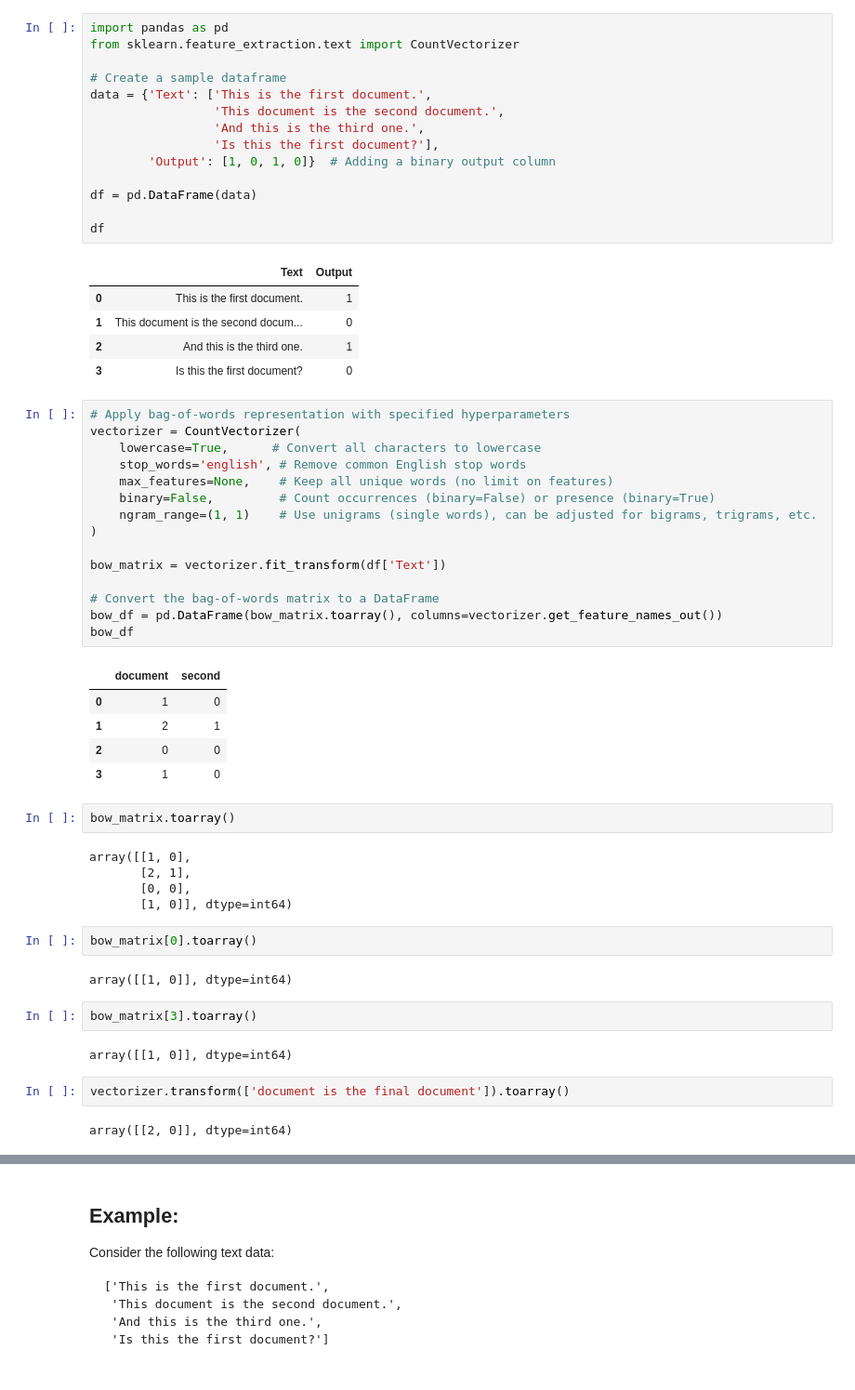
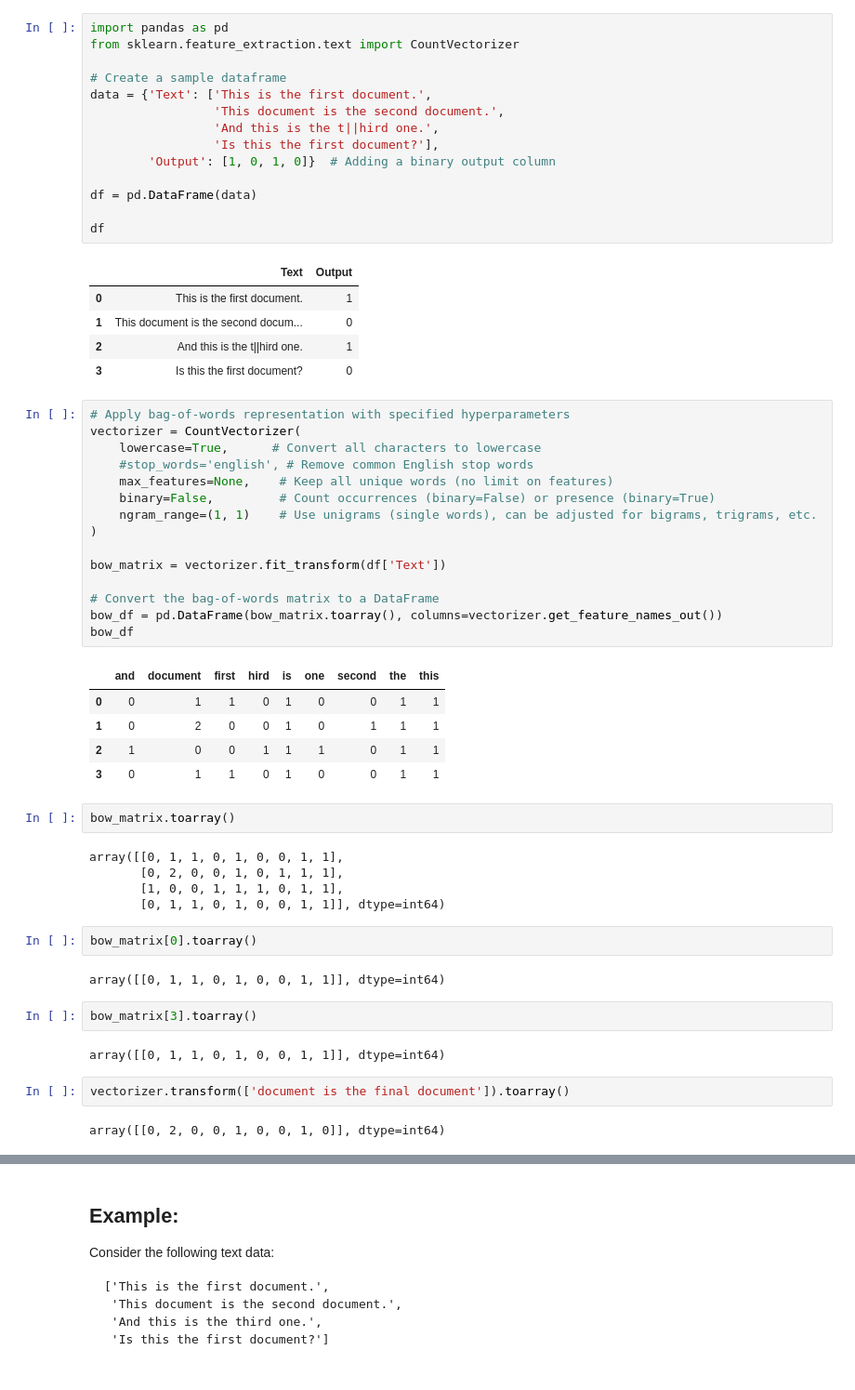
Before and after one commit to MuhammadSheraza002/Natural-Language-Processing, a Jupyter notebook: Lec-4(Text Representation).ipynb, the cells around one changed output, grey strips where cells are left out. Shown: that part at 93% size. Cells and saved outputs as stored; diff of their text form.

Commit message:
Bag of Words

```diff
--- a/Lec-4(Text Representation).ipynb
+++ b/Lec-4(Text Representation).ipynb
@@ -83,7 +89,7 @@ from sklearn.feature_extraction.text import CountVectorizer
 # Create a sample dataframe
 data = {'Text': ['This is the first document.',
                  'This document is the second document.',
-                 'And this is the third one.',
+                 'And this is the t||hird one.',
                  'Is this the first document?'],
         'Output': [1, 0, 1, 0]}  # Adding a binary output column
 
@@ -94,46 +100,46 @@ df
 |  | Text | Output |
 | 0 | This is the first document. | 1 |
 | 1 | This document is the second docum... | 0 |
-| 2 | And this is the third one. | 1 |
+| 2 | And this is the t||hird one. | 1 |
 | 3 | Is this the first document? | 0 |
 # %%
 # Apply bag-of-words representation with specified hyperparameters
 vectorizer = CountVectorizer(
     lowercase=True,      # Convert all characters to lowercase
-    stop_words='english', # Remove common English stop words
+    #stop_words='english', # Remove common English stop words
     max_features=None,    # Keep all unique words (no limit on features)
     binary=False,         # Count occurrences (binary=False) or presence (binary=True)
     ngram_range=(1, 1)    # Use unigrams (single words), can be adjusted for bigrams, trigrams, etc.
 )
 
 bow_matrix = vectorizer.fit_transform(df['Text'])
 
 # Convert the bag-of-words matrix to a DataFrame
 bow_df = pd.DataFrame(bow_matrix.toarray(), columns=vectorizer.get_feature_names_out())
 bow_df
 # %% [output]
-|  | document | second |
-| 0 | 1 | 0 |
-| 1 | 2 | 1 |
-| 2 | 0 | 0 |
-| 3 | 1 | 0 |
+|  | and | document | first | hird | is | one | second | the | this |
+| 0 | 0 | 1 | 1 | 0 | 1 | 0 | 0 | 1 | 1 |
+| 1 | 0 | 2 | 0 | 0 | 1 | 0 | 1 | 1 | 1 |
+| 2 | 1 | 0 | 0 | 1 | 1 | 1 | 0 | 1 | 1 |
+| 3 | 0 | 1 | 1 | 0 | 1 | 0 | 0 | 1 | 1 |
 # %%
 bow_matrix.toarray()
 # %% [output]
-array([[1, 0],
-       [2, 1],
-       [0, 0],
-       [1, 0]], dtype=int64)
+array([[0, 1, 1, 0, 1, 0, 0, 1, 1],
+       [0, 2, 0, 0, 1, 0, 1, 1, 1],
+       [1, 0, 0, 1, 1, 1, 0, 1, 1],
+       [0, 1, 1, 0, 1, 0, 0, 1, 1]], dtype=int64)
 # %%
 bow_matrix[0].toarray()
 # %% [output]
-array([[1, 0]], dtype=int64)
+array([[0, 1, 1, 0, 1, 0, 0, 1, 1]], dtype=int64)
 # %%
 bow_matrix[3].toarray()
 # %% [output]
-array([[1, 0]], dtype=int64)
+array([[0, 1, 1, 0, 1, 0, 0, 1, 1]], dtype=int64)
 # %%
 vectorizer.transform(['document is the final document']).toarray()
 # %% [output]
-array([[2, 0]], dtype=int64)
+array([[0, 2, 0, 0, 1, 0, 0, 1, 0]], dtype=int64)
 # %% [markdown]
```
Also changed, not shown: parts of 19 cells of this notebook, 1 other file.
